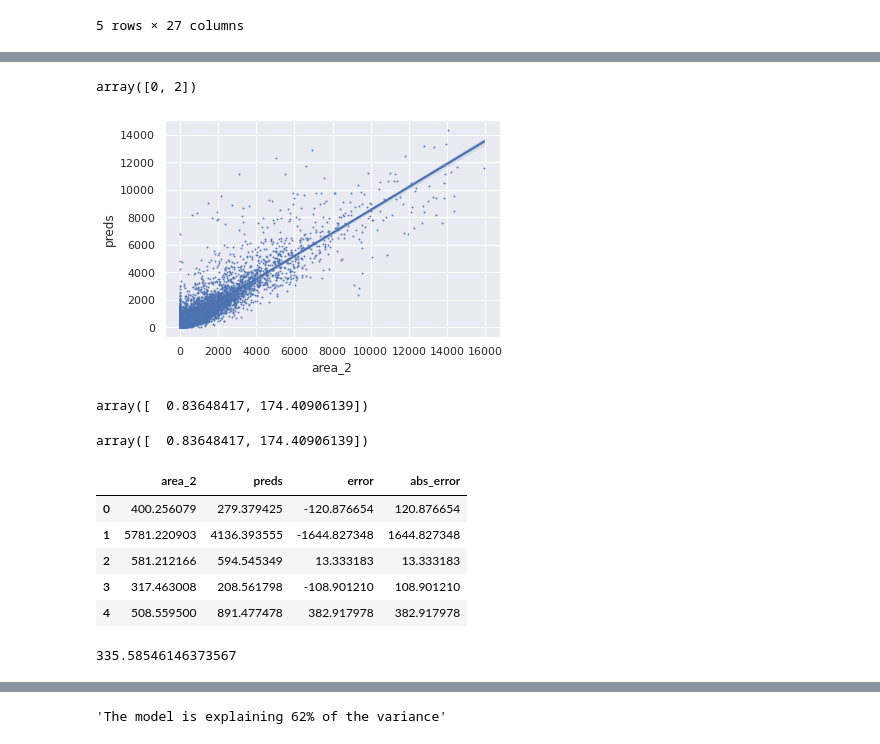
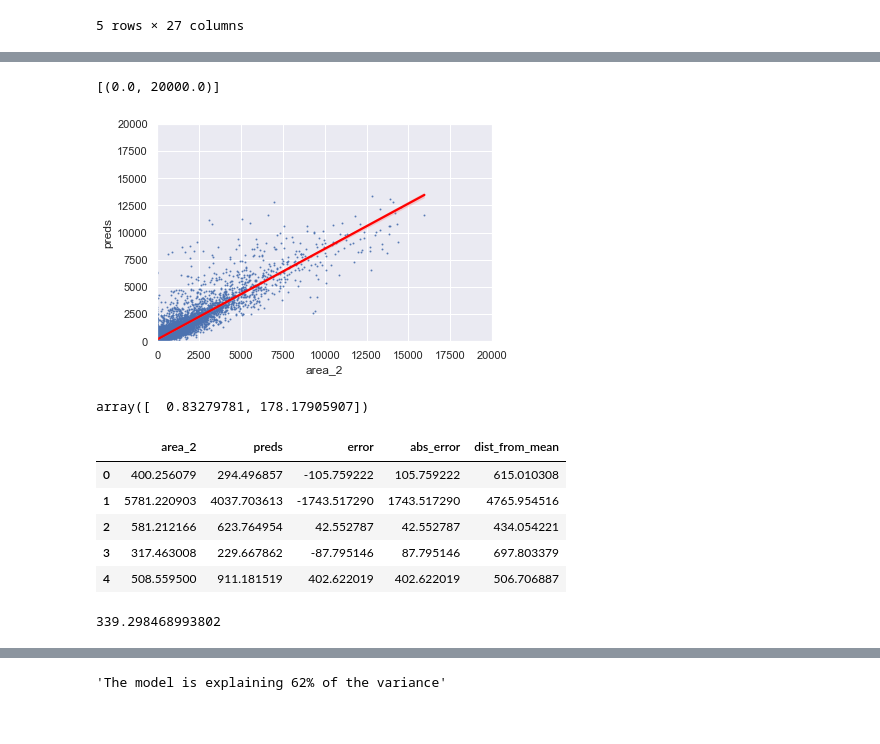
Before and after one commit to DPIRD-DMA/Weather-to-water, a Jupyter notebook: 2 Dam forecast train XGB.ipynb, the cells around one changed output, grey strips where cells are left out. Drawn from its saved outputs; the diff is of its cells as text; code cells hidden in the pictures.

```diff
--- a/2 Dam forecast train XGB.ipynb
+++ b/2 Dam forecast train XGB.ipynb
@@ -14,8 +15,8 @@ import glob
 import os
 # %%
 # point these at the training and validation csv files
-training_data_path = '/home/nick/Documents/Work code/Dam-Forecast/data/dam forecast train.csv'
+training_data_path = os.path.join(os.getcwd(),'data/dam forecast train.csv')
 
-val_data_path = '/home/nick/Documents/Work code/Dam-Forecast/data/dam forecast val.csv'
+val_data_path = os.path.join(os.getcwd(),'data/dam forecast val.csv')
 # %%
 # set location to save model
@@ -186,21 +190,16 @@ def train_model(learning_rate,n_estimators,max_depth,min_split_loss,min_child_we
     xgb_reg = XGBRegressor(learning_rate = learning_rate,
                                n_estimators = n_estimators,
                                max_depth=max_depth,
+                               tree_method='hist',
+                              )
 
-                               eval_metric=mean_absolute_error,
-                               tree_method='hist',
-
-
-                              )
     xgb_reg.fit(train_X, train_y, eval_set=[(train_X, train_y)],verbose = 0)
 
     y_pred = xgb_reg.predict(val_X)
+    y_pred = y_pred*(y_pred>0)
 
     model_mean_error = mean_absolute_error(val_data['area_2'].to_numpy(), y_pred)
 
-
-
-
     return(-model_mean_error)
 # %%
 pbounds = {'learning_rate': (0.1, 0.5), 'n_estimators': (10, 700),'max_depth': (1,15),
@@ -284,26 +246,13 @@ def train_fin_model(learning_rate,n_estimators,max_depth,min_split_loss,min_chil
     xgb_reg = XGBRegressor(learning_rate = learning_rate,
                                n_estimators = n_estimators,
                                max_depth=max_depth,
-#                                min_split_loss=min_split_loss,
-#                                min_child_weight=min_child_weight,
-#                                max_delta_step=max_delta_step,
-#                                subsample=subsample,
-                               eval_metric=mean_absolute_error,
                                tree_method='hist',
-
-
                               )
     xgb_reg.fit(train_X, train_y, eval_set=[(train_X, train_y)],verbose = 0)
 
-
     return(xgb_reg)
 # %%
 xgb_reg = train_fin_model(**best_pers['params'])
-# %%
-a = np.array([-2,2])
-a*(a>0)
-# %% [output]
-array([0, 2])
 # %%
 # run prediction on validation set
 y_pred = xgb_reg.predict(val_X)
@@ -311,37 +260,38 @@ y_pred = y_pred*(y_pred>0)
 val_y['preds'] = [value for value in y_pred]
 # %%
 # plot up validation data preds vs measured values
-ax = sns.regplot(x="area_2", y="preds", data=val_y,scatter_kws={'s':1})
+ax = sns.regplot(x="area_2", y="preds", data=val_y,
+                 scatter_kws={'s':1},
+                 line_kws={"color": "red"})
+
+ax.set(ylim=(0, max_value))
+ax.set(xlim=(0, max_value))
 # %% [output]
+[(0.0, 20000.0)]
-[figure, old version]
+[figure, new version]
 # %%
 # use numpy to calc the line of best fit equation
 np.polyfit(val_y['area_2'], val_y['preds'], 1)
 # %% [output]
-array([  0.83648417, 174.40906139])
+array([  0.83279781, 178.17905907])
-# %%
-# use numpy to calc the line of best fit equation
-np.polyfit(val_y['area_2'], val_y['preds'], 1)
-# %% [output]
-array([  0.83648417, 174.40906139])
 # %%
 # calc the model error and abs error
 val_y['error'] = val_y['preds']-val_data['area_2']
 val_y['abs_error'] = abs(val_y['error'])
 val_y.head()
 # %% [output]
-|  | area_2 | preds | error | abs_error |
-| 0 | 400.256079 | 279.379425 | -120.876654 | 120.876654 |
-| 1 | 5781.220903 | 4136.393555 | -1644.827348 | 1644.827348 |
-| 2 | 581.212166 | 594.545349 | 13.333183 | 13.333183 |
-| 3 | 317.463008 | 208.561798 | -108.901210 | 108.901210 |
-| 4 | 508.559500 | 891.477478 | 382.917978 | 382.917978 |
+|  | area_2 | preds | error | abs_error | dist_from_mean |
+| 0 | 400.256079 | 294.496857 | -105.759222 | 105.759222 | 615.010308 |
+| 1 | 5781.220903 | 4037.703613 | -1743.517290 | 1743.517290 | 4765.954516 |
+| 2 | 581.212166 | 623.764954 | 42.552787 | 42.552787 | 434.054221 |
+| 3 | 317.463008 | 229.667862 | -87.795146 | 87.795146 | 697.803379 |
+| 4 | 508.559500 | 911.181519 | 402.622019 | 402.622019 | 506.706887 |
 # %%
 # calc the mean abs model error
 model_mean_error = val_y['abs_error'].mean()
 model_mean_error
 # %% [output]
-335.58546146373567
+339.298468993802
 # %%
 # we can now compare the model to if we had just predicted the mean values for each row
 # calc the overall mean from the measured values
```
Also changed, not shown: parts of 8 cells of this notebook, 3 other files.
